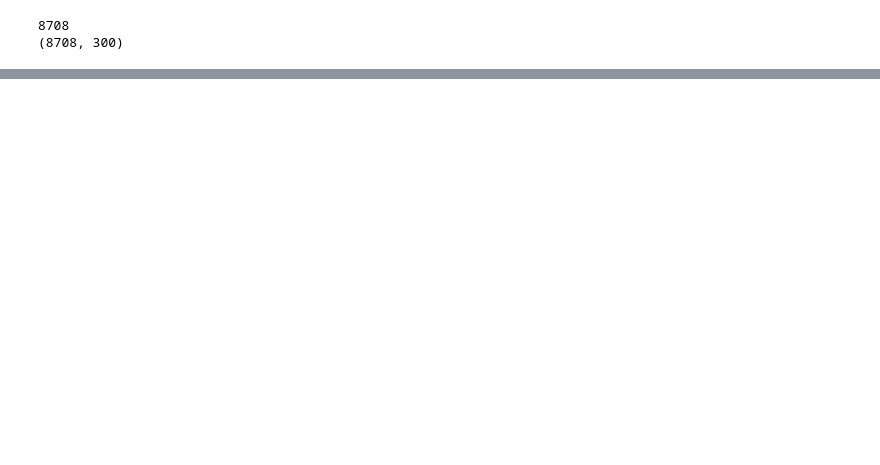
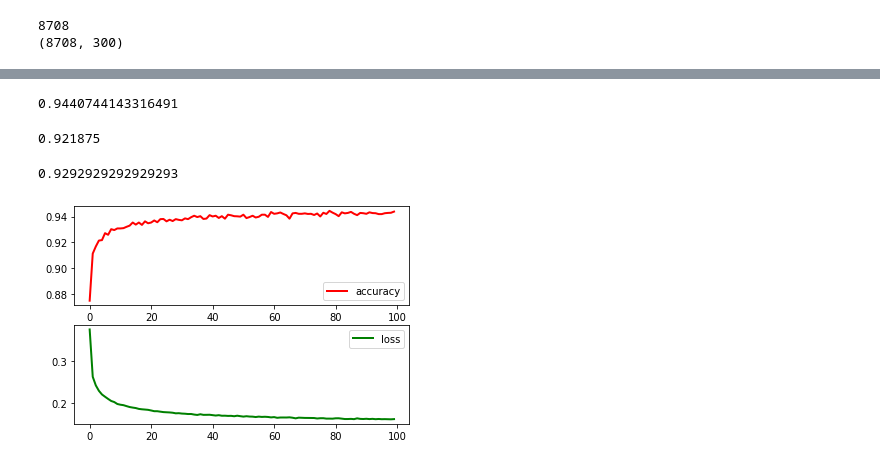
Before and after one commit to hiromu0131/nlp100, a Jupyter notebook: section_8.ipynb, the cells around one changed output, grey strips where cells are left out. Drawn from its saved outputs; the diff is of its cells as text; code cells hidden in the pictures; blank space fills up the shorter version.

```diff
--- a/section_8.ipynb
+++ b/section_8.ipynb
@@ -388,0 +94,23 @@ plt.plot()
+# %%
+from math import exp, log
+
+criterion = nn.CrossEntropyLoss()
+y_train = torch.tensor(y_train.astype(float), requires_grad = True)
+
+# 単体事例
+y_ = criterion(torch.mm(x_feature[:1].float(), w), y_train[:1].long())
+print(y_)
+y_.backward()
+print(w.grad)
+
+# 複数事例
+Y_ = criterion(torch.mm(x_feature[:4].float(), w), y_train[:4].long())
+print(Y_)
+Y_.backward()
+print(w.grad)
+
+# 検算
+ans = []
+for yy, i in zip(Y, y_train[:4].long()):
+    ans.append(-log(yy[i]))
+print(sum(ans) / len(ans))
@@ -388,0 +148,5 @@ plt.plot()
+# %%
+mynet = MyNet(dim)
+optimizer = optim.SGD(mynet.parameters(), lr = 0.01, momentum = 0.9)
+num_epochs = 100
+save_path = '../data/params.tar'
@@ -388,0 +251,5 @@ plt.plot()
+# %%
+model = Model(mynet)
+model.set_params(num_epochs, 1, optimizer, criterion)
+# %%
+model.fit(x_feature, y_train)
@@ -388,0 +274,16 @@ plt.plot()
+# %%
+model.evaluate(x_feature.float(), y_train)
+# %% [output]
+0.9440744143316491
+# %%
+model.evaluate(torch.tensor(vec2sum(x_valid, dim)).float(), y_valid)
+# %% [output]
+0.921875
+# %%
+model.evaluate(torch.tensor(vec2sum(x_test, dim)).float(), y_test)
+# %% [output]
+0.9292929292929293
+# %%
+model.visualize()
+# %% [output]
+[figure, added]
```
Also changed, not shown: parts of 41 cells of this notebook.
